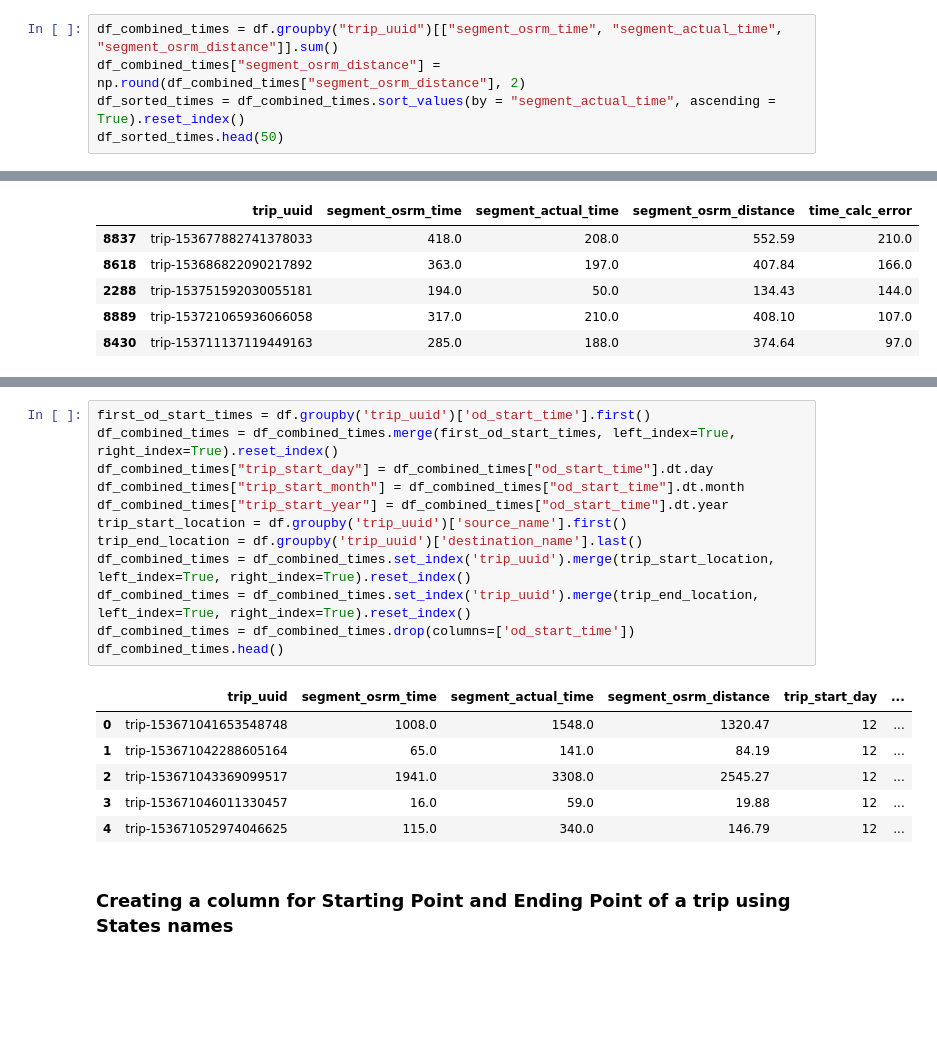
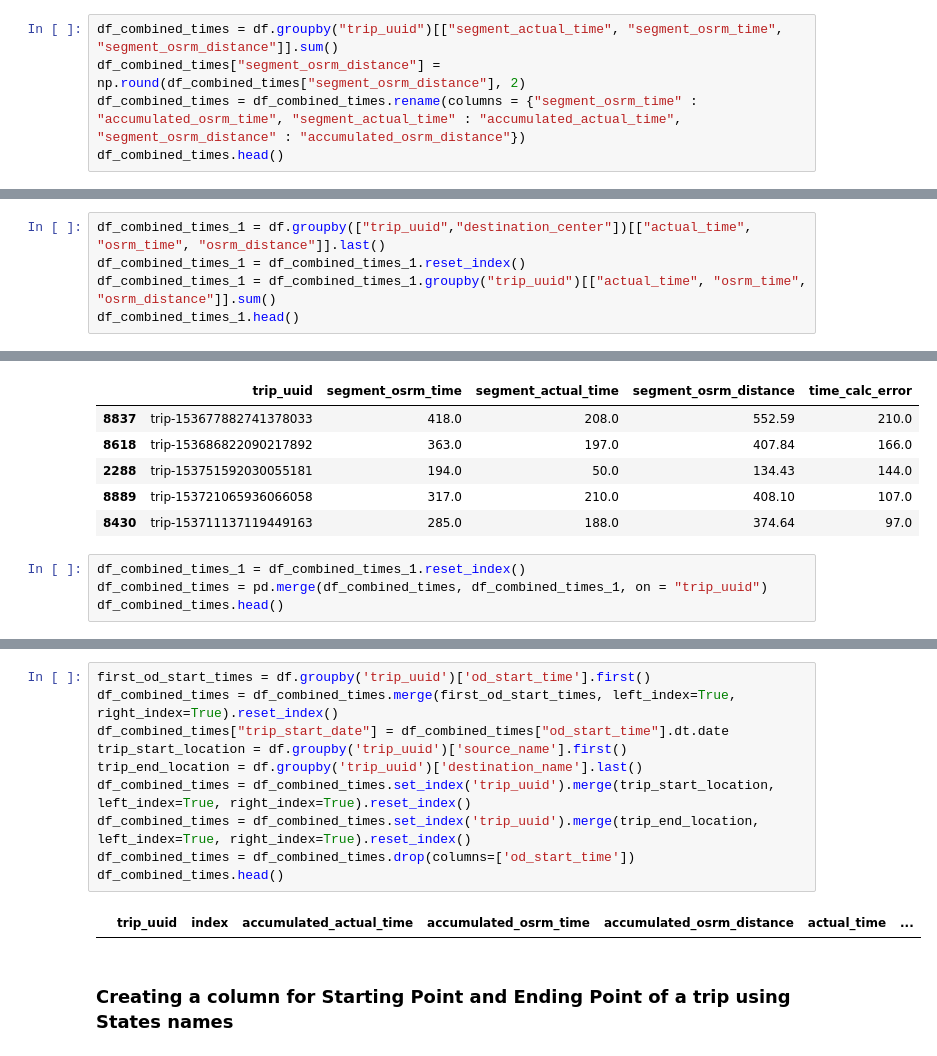
Before and after one commit to akshayabhale1406/SCLR_Delhivery_FE, a Jupyter notebook: Delhivery_FE.ipynb, the cells around one changed output, grey strips where cells are left out. Saved outputs shown, nothing was run; the diff lists cells and outputs as text; blank space fills up the shorter version.

```diff
--- a/Delhivery_FE.ipynb
+++ b/Delhivery_FE.ipynb
@@ -222,8 +208,8 @@ true_instances
 # %% [markdown]
 ### The current details are splitted for different trips as per different check-points for that trips. Data can be analysed better if the times of each check-points can be summed up for each trip ID.
 # %%
-df_combined_times = df.groupby("trip_uuid")[["segment_osrm_time", "segment_actual_time", "segment_osrm_distance"]].sum()
+df_combined_times = df.groupby("trip_uuid")[["segment_actual_time", "segment_osrm_time", "segment_osrm_distance"]].sum()
 df_combined_times["segment_osrm_distance"] = np.round(df_combined_times["segment_osrm_distance"], 2)
-df_sorted_times = df_combined_times.sort_values(by = "segment_actual_time", ascending = True).reset_index()
-df_sorted_times.head(50)
+df_combined_times = df_combined_times.rename(columns = {"segment_osrm_time" : "accumulated_osrm_time", "segment_actual_time" : "accumulated_actual_time", "segment_osrm_distance" : "accumulated_osrm_distance"})
+df_combined_times.head()
 # %% [output]
@@ -246,0 +223,5 @@ df_sorted_times.head(50)
+# %%
+df_combined_times_1 = df.groupby(["trip_uuid","destination_center"])[["actual_time", "osrm_time", "osrm_distance"]].last()
+df_combined_times_1 = df_combined_times_1.reset_index()
+df_combined_times_1 = df_combined_times_1.groupby("trip_uuid")[["actual_time", "osrm_time", "osrm_distance"]].sum()
+df_combined_times_1.head()
@@ -276,3 +265,7 @@ df_sorted_tce.head()
 | 2288 | trip-153751592030055181 | 194.0 | 50.0 | 134.43 | 144.0 |
 | 8889 | trip-153721065936066058 | 317.0 | 210.0 | 408.10 | 107.0 |
 | 8430 | trip-153711137119449163 | 285.0 | 188.0 | 374.64 | 97.0 |
+# %%
+df_combined_times_1 = df_combined_times_1.reset_index()
+df_combined_times = pd.merge(df_combined_times, df_combined_times_1, on = "trip_uuid")
+df_combined_times.head()
@@ -279,22 +279,15 @@ df_sorted_tce.head()
 # %%
 first_od_start_times = df.groupby('trip_uuid')['od_start_time'].first()
 df_combined_times = df_combined_times.merge(first_od_start_times, left_index=True, right_index=True).reset_index()
-df_combined_times["trip_start_day"] = df_combined_times["od_start_time"].dt.day
-df_combined_times["trip_start_month"] = df_combined_times["od_start_time"].dt.month
-df_combined_times["trip_start_year"] = df_combined_times["od_start_time"].dt.year
+df_combined_times["trip_start_date"] = df_combined_times["od_start_time"].dt.date
 trip_start_location = df.groupby('trip_uuid')['source_name'].first()
 trip_end_location = df.groupby('trip_uuid')['destination_name'].last()
 df_combined_times = df_combined_times.set_index('trip_uuid').merge(trip_start_location, left_index=True, right_index=True).reset_index()
 df_combined_times = df_combined_times.set_index('trip_uuid').merge(trip_end_location, left_index=True, right_index=True).reset_index()
 df_combined_times = df_combined_times.drop(columns=['od_start_time'])
 df_combined_times.head()
 # %% [output]
-|  | trip_uuid | segment_osrm_time | segment_actual_time | segment_osrm_distance | trip_start_day | ... |
-| 0 | trip-153671041653548748 | 1008.0 | 1548.0 | 1320.47 | 12 | ... |
-| 1 | trip-153671042288605164 | 65.0 | 141.0 | 84.19 | 12 | ... |
-| 2 | trip-153671043369099517 | 1941.0 | 3308.0 | 2545.27 | 12 | ... |
-| 3 | trip-153671046011330457 | 16.0 | 59.0 | 19.88 | 12 | ... |
-| 4 | trip-153671052974046625 | 115.0 | 340.0 | 146.79 | 12 | ... |
+|  | trip_uuid | index | accumulated_actual_time | accumulated_osrm_time | accumulated_osrm_distance | actual_time | ... |
 # %% [markdown]
 ### Creating a column for Starting Point and Ending Point of a trip using States names
 # %%
```
Also changed, not shown: parts of 64 cells of this notebook.
